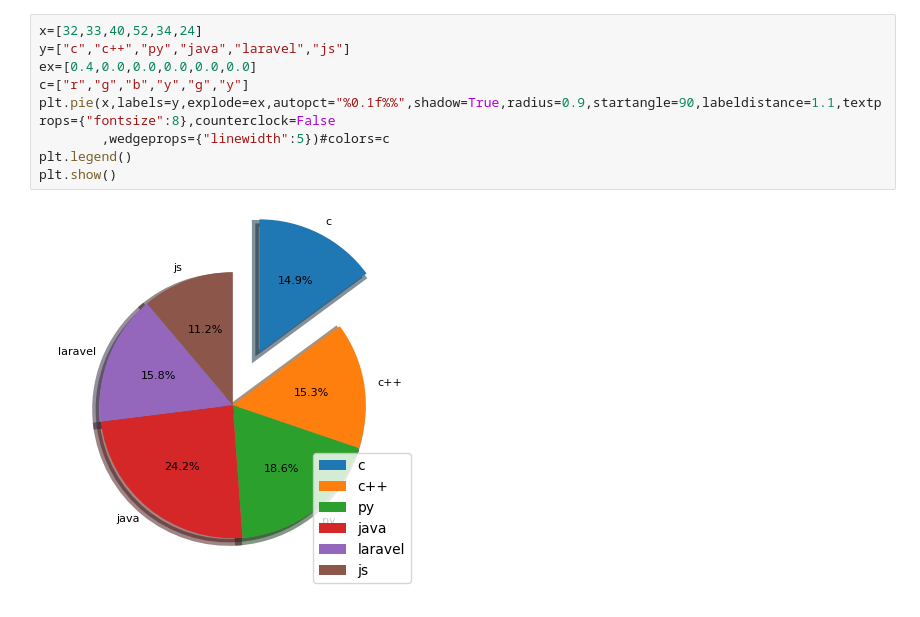
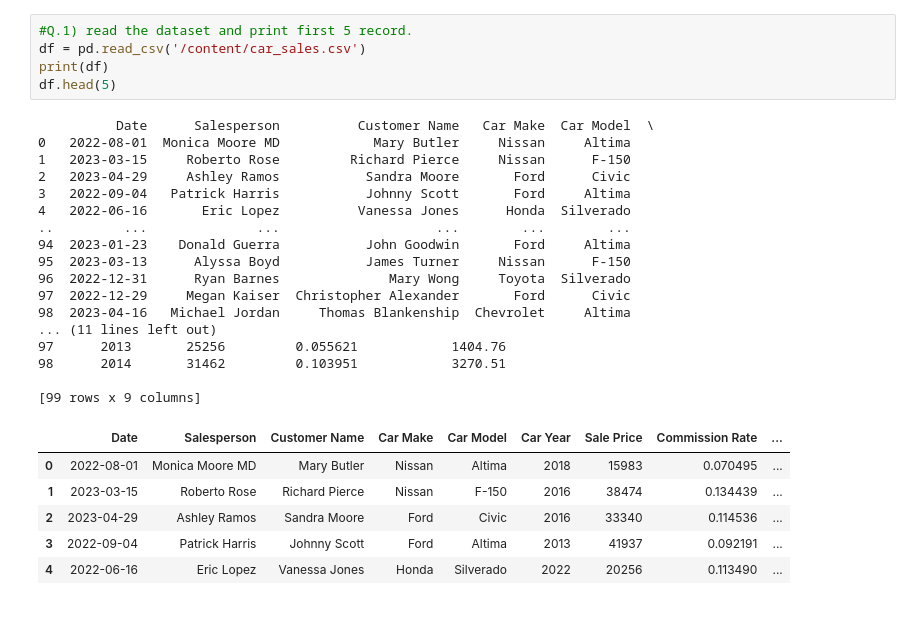
Before and after one commit to Karina0162003/MLP_Programs, a Jupyter notebook: matplotlib.ipynb, the cells around one changed output. Saved outputs shown, nothing was run; the diff lists cells and outputs as text.

```diff
--- a/matplotlib.ipynb
+++ b/matplotlib.ipynb
@@ -68,11 +7,29 @@ plt.show()
-# %%
-x=[32,33,40,52,34,24]
-y=["c","c++","py","java","laravel","js"]
-ex=[0.4,0.0,0.0,0.0,0.0,0.0]
-c=["r","g","b","y","g","y"]
-plt.pie(x,labels=y,explode=ex,autopct="%0.1f%%",shadow=True,radius=0.9,startangle=90,labeldistance=1.1,textprops={"fontsize":8},counterclock=False
-        ,wedgeprops={"linewidth":5})#colors=c
-plt.legend()
-plt.show()
-# %% [output]
-[figure, removed]
+# %%
+#Q.1) read the dataset and print first 5 record.
+df = pd.read_csv('/content/car_sales.csv')
+print(df)
+df.head(5)
+# %% [output]
+          Date      Salesperson          Customer Name   Car Make  Car Model  \
+0   2022-08-01  Monica Moore MD            Mary Butler     Nissan     Altima
+1   2023-03-15     Roberto Rose         Richard Pierce     Nissan      F-150
+2   2023-04-29     Ashley Ramos           Sandra Moore       Ford      Civic
+3   2022-09-04   Patrick Harris           Johnny Scott       Ford     Altima
+4   2022-06-16       Eric Lopez          Vanessa Jones      Honda  Silverado
+..         ...              ...                    ...        ...        ...
+94  2023-01-23    Donald Guerra           John Goodwin       Ford     Altima
+95  2023-03-13      Alyssa Boyd           James Turner     Nissan      F-150
+96  2022-12-31      Ryan Barnes              Mary Wong     Toyota  Silverado
+97  2022-12-29     Megan Kaiser  Christopher Alexander       Ford      Civic
+98  2023-04-16   Michael Jordan     Thomas Blankenship  Chevrolet     Altima
+... (11 lines left out)
+97      2013       25256         0.055621            1404.76
+98      2014       31462         0.103951            3270.51
+
+[99 rows x 9 columns]
+|  | Date | Salesperson | Customer Name | Car Make | Car Model | Car Year | Sale Price | Commission Rate | ... |
+| 0 | 2022-08-01 | Monica Moore MD | Mary Butler | Nissan | Altima | 2018 | 15983 | 0.070495 | ... |
+| 1 | 2023-03-15 | Roberto Rose | Richard Pierce | Nissan | F-150 | 2016 | 38474 | 0.134439 | ... |
+| 2 | 2023-04-29 | Ashley Ramos | Sandra Moore | Ford | Civic | 2016 | 33340 | 0.114536 | ... |
+| 3 | 2022-09-04 | Patrick Harris | Johnny Scott | Ford | Altima | 2013 | 41937 | 0.092191 | ... |
+| 4 | 2022-06-16 | Eric Lopez | Vanessa Jones | Honda | Silverado | 2022 | 20256 | 0.113490 | ... |
```
Also changed, not shown: parts of 11 cells of this notebook.
